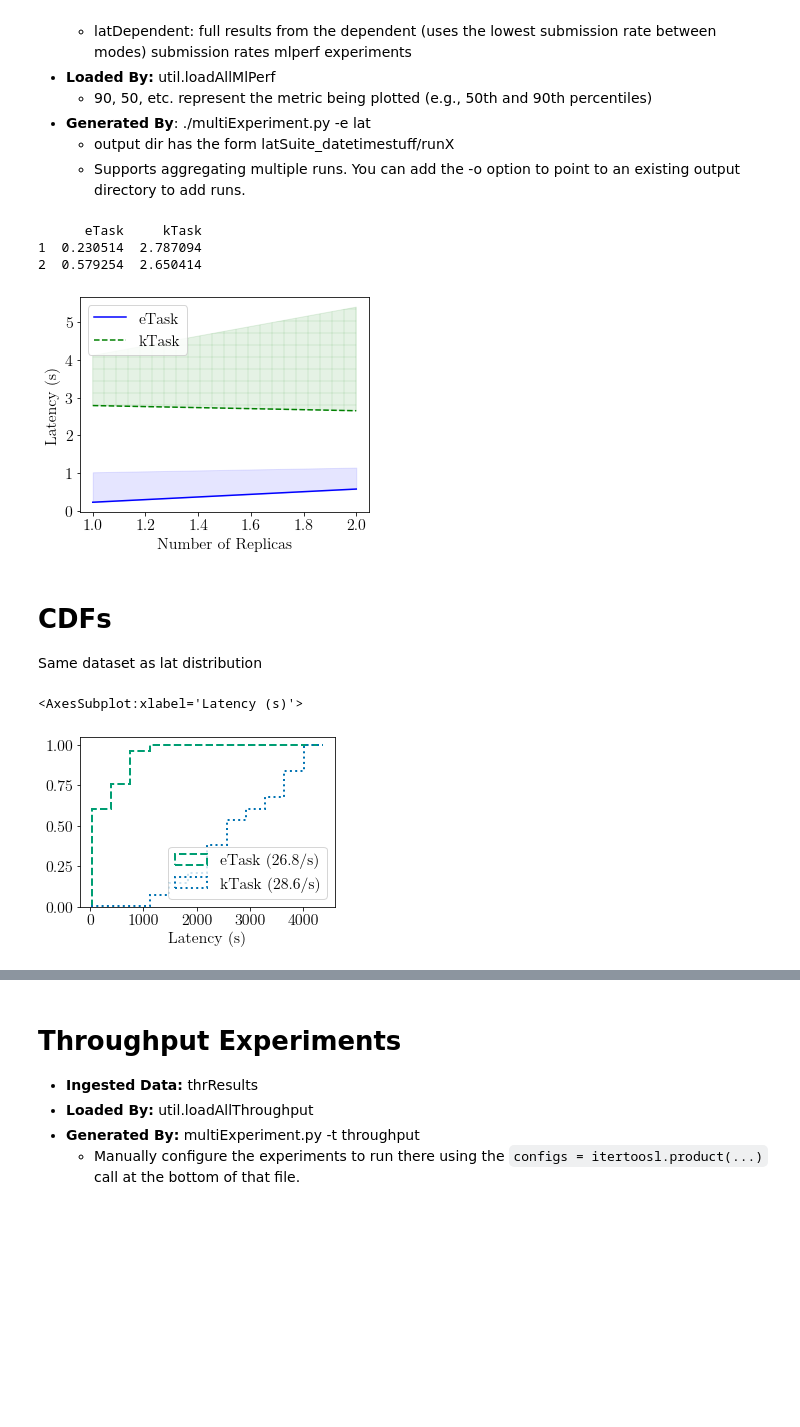
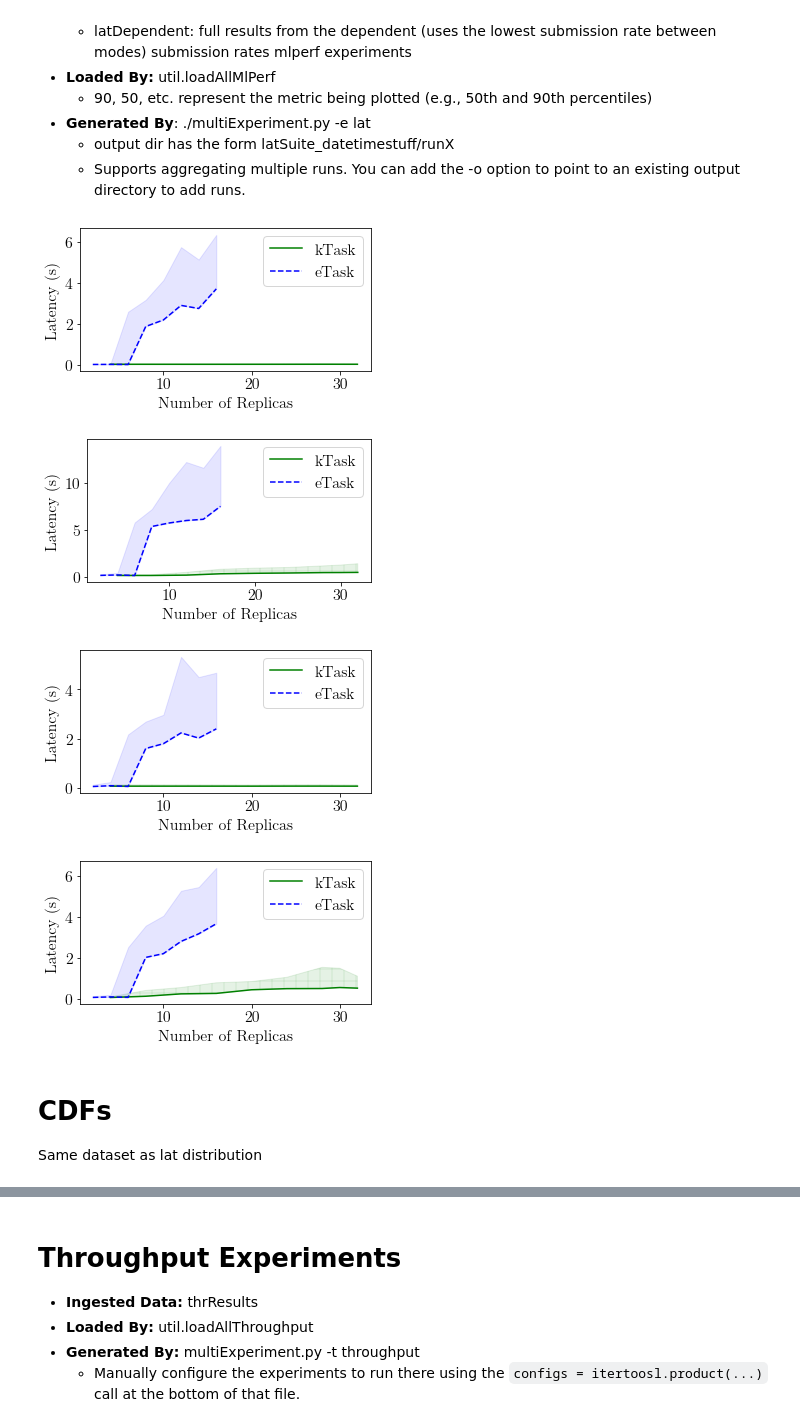
Before and after one commit to NathanTP/kaasBenchmarks, a Jupyter notebook: inference/analysis/analysis.ipynb, the cells around one changed output, grey strips where cells are left out. Saved outputs shown, nothing was run; the diff lists cells and outputs as text; code cells hidden in the pictures; blank space fills up the shorter version.

Commit message:
Version used for ASPLOS 23 submission

```diff
--- a/inference/analysis/analysis.ipynb
+++ b/inference/analysis/analysis.ipynb
@@ -44,7 +44,7 @@ def make_hatches(ax, df):
 # %%
 baselineName = 'eTask'
 kaasName = 'kTask'
-resBaseDir = pathlib.Path("results/tmp")
+resBaseDir = pathlib.Path("results/asplos")
 
 modelRenames = {"complexCutlassGemm": "cGEMM"}
 linestyles = [':', '--', '-.', (0, (3, 1, 1, 1, 1, 1)), '-']
@@ -50,0 +53,2 @@ linestyles = [':', '--', '-.', (0, (3, 1, 1, 1, 1, 1)), '-']
+# %%
+AllLatThr = util.loadAllLatThr(resBaseDir / 'latThr')
@@ -60,7 +88,7 @@ linestyles = [':', '--', '-.', (0, (3, 1, 1, 1, 1, 1)), '-']
     - output dir has the form latSuite_datetimestuff/runX
     - Supports aggregating multiple runs. You can add the -o option to point to an existing output directory to add runs.
 # %%
-latIndependent = util.loadAllMlPerf(resBaseDir / "latIndependent")
+lat = util.loadAllMlPerf(resBaseDir / "lat")
 # %%
 def plotLatencies(lats, title="", log=True):
     cleanDfs = []
@@ -91,16 +119,19 @@ def plotNormalized(lats, log=False):
     make_hatches(plot, plotDf)
 
 def plotLatWithConfidence(p50s, p90s, title=None):
-    p50s = p50s / 1000
-    p90s = p90s / 1000
+    p50s = (p50s / 1000).interpolate(method='linear', limit_area='inside')
+    p90s = (p90s / 1000).interpolate(method='linear', limit_area='inside')
 
-#     p50s = p50s.rename({"Actor": "FaaS"}, axis='columns')
-    print(p50s)
-    ax = p50s.plot(kind='line', style=['b-', 'g--'], figsize=(5, 4))
+    p50s = p50s.rename({"exclusive": "eTask"}, axis='columns')
+    p50s = p50s.rename({"kaas": "kTask"}, axis='columns')
+    p90s = p90s.rename({"exclusive": "eTask"}, axis='columns')
+    p90s = p90s.rename({"kaas": "kTask"}, axis='columns')
+    ax = p50s.plot(kind='line', style=['g-', 'b--'], figsize=(5, 3))
     ax.fill_between(p50s.index, p50s[kaasName], p90s[kaasName], color='g', hatch="+", alpha=0.1)
     ax.fill_between(p50s.index, p50s[baselineName], p90s[baselineName], color='b', alpha=0.1)
 
-    ax.legend(loc='upper left')
+#     ax.legend(loc='upper left')
+    ax.legend()
     ax.set_ylabel("Latency (s)")
     ax.set_xlabel("Number of Replicas")
     if title is not None:
@@ -108,19 +139,18 @@ def plotLatWithConfidence(p50s, p90s, title=None):
 
     return ax
 # %%
-# models = ['resnet50', 'bert', 'jacobi', 'cGEMM']
-models = ['resnet50']
+models = ['resnet50', 'bert', 'jacobi', 'cGEMM']
+# models = ['cGEMM']
 # bbox = matplotlib.transforms.Bbox.from_bounds(0, 0, 5, 4)
-p90s = util.aggregateModels(latIndependent, metric='p90')
-p50s = util.aggregateModels(latIndependent, metric='p50')
+p90s = util.aggregateModels(lat, metric='p90')
+p50s = util.aggregateModels(lat, metric='p50')
 for model in models:
-#     ax = plotLatWithConfidence(p50s, p90s, title=model)
     ax = plotLatWithConfidence(p50s[model], p90s[model])
-#     ax.figure.savefig(f"figs/latDistResults_{model}.png", dpi=300, bbox_inches='tight')
+    ax.figure.savefig(f"figs/latDistResults_{model}.png", dpi=300, bbox_inches='tight')
 #     ax.figure.savefig(f"figs/latDistResults_{model}.png", dpi=300)
 # %% [output]
-      eTask     kTask
-1  0.230514  2.787094
-2  0.579254  2.650414
-[figure, old version]
+[figure, new version]
+[figure, added]
+[figure, added]
+[figure, added]
 # %%
@@ -173,12 +203,3 @@ def plotCDFs(configs, indData, depData, title=''):
     ax.set_title(title)
 
     return ax
-# %%
-configs = [
-    ("resnet50", 'kaas', 1, True),
-    ('resnet50', 'tvm', 1, True)
-]
-plotCDFs(configs, latIndependent, None)
-# %% [output]
-<AxesSubplot:xlabel='Latency (s)'>
-[figure, removed]
```
Also changed, not shown: parts of 15 cells of this notebook, 1 other file.
